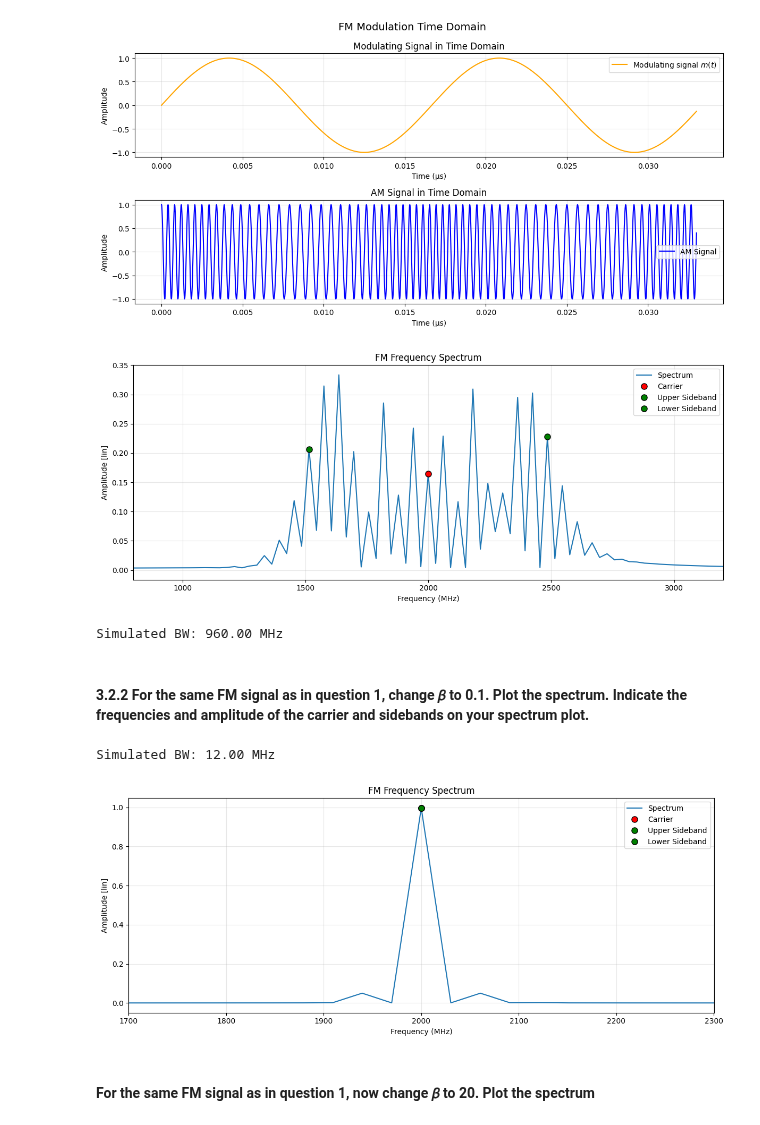
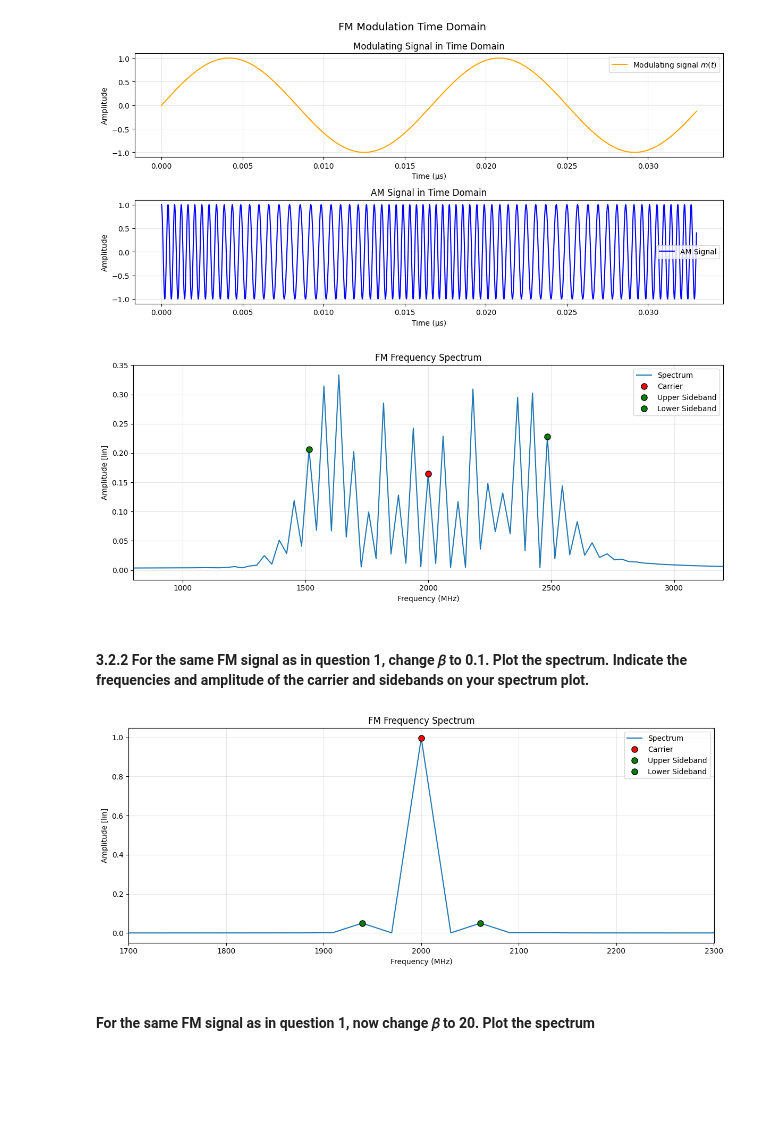
Before and after one commit to NortheLo/Microwave_Eng_Lab, a Jupyter notebook: Lab2_Spectrum_Analysis/Lab2_Preliminary.ipynb, the cells around one changed output. Saved outputs shown, nothing was run; the diff lists cells and outputs as text; code cells hidden in the pictures; blank space fills up the shorter version.

```diff
--- a/Lab2_Spectrum_Analysis/Lab2_Preliminary.ipynb
+++ b/Lab2_Spectrum_Analysis/Lab2_Preliminary.ipynb
@@ -443,10 +444,8 @@ markers = [
         {'position': f_c - mod_index * f_m, 'name': 'Lower Sideband', 'color': 'green'}
     ]
 plot_spectrum(f_pos, S_pos, title="FM Frequency Spectrum", markers=markers, xlim=(f_c - 20 * f_m, f_c + 20 * f_m))
-print(f"Simulated BW: {((2 * mod_index * f_m)/1e6):.2f} MHz")
 # %% [output]
 [figure]
-Simulated BW: 960.00 MHz
 # %% [markdown]
 #### 3.2.2 For the same FM signal as in question 1, change 𝛽 to 0.1. Plot the spectrum. Indicate the frequencies and amplitude of the carrier and sidebands on your spectrum plot.
 # %%
@@ -465,15 +463,13 @@ S_pos = 2 / N * np.abs(S[f > 0])  # Normalize amplitude
 # %%
 markers = [
         {'position': f_c, 'name': 'Carrier', 'color': 'red'},
-        {'position': f_c + mod_index * f_m, 'name': 'Upper Sideband', 'color': 'green'},
-        {'position': f_c - mod_index * f_m, 'name': 'Lower Sideband', 'color': 'green'}
+        {'position': f_c + (mod_index + 1) * f_m, 'name': 'Upper Sideband', 'color': 'green'},
+        {'position': f_c - (mod_index + 1) * f_m, 'name': 'Lower Sideband', 'color': 'green'}
     ]
-print(f"Simulated BW: {((2 * mod_index * f_m)/1e6):.2f} MHz")
 
 plot_spectrum(f_pos, S_pos, title="FM Frequency Spectrum", markers=markers, xlim=(f_c - 5 * f_m, f_c + 5 * f_m))
 # %% [output]
-Simulated BW: 12.00 MHz
-[figure, old version]
+[figure, new version]
 # %% [markdown]
 #### For the same FM signal as in question 1, now change 𝛽 to 20. Plot the spectrum
 # %%
```
Also changed, not shown: parts of 18 cells of this notebook.
